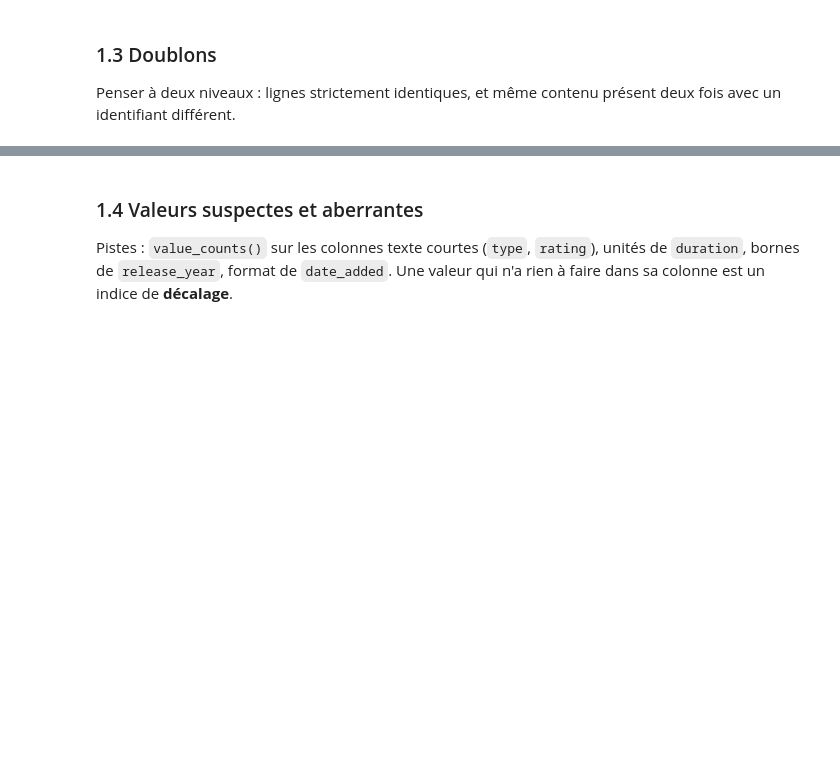
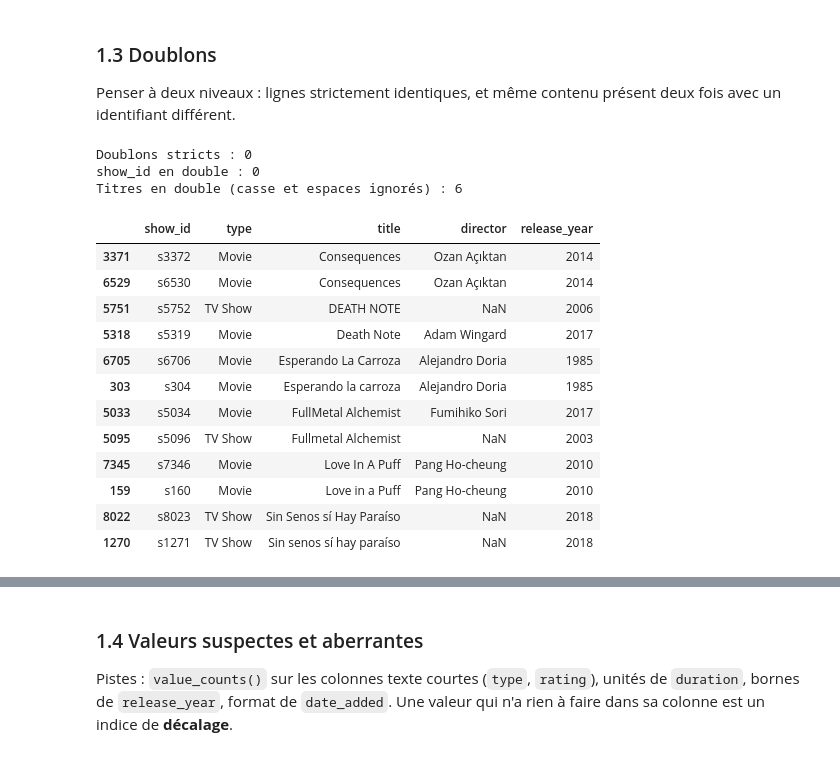
Before and after one commit to Omotolaaa7/ama-binome08-netflix, a Jupyter notebook: notebooks/nettoyage_netflix_binome08.ipynb, the cells around one changed output, grey strips where cells are left out. Cells and saved outputs as stored; diff of their text form; code cells hidden in the pictures; blank space fills up the shorter version.

```diff
--- a/notebooks/nettoyage_netflix_binome08.ipynb
+++ b/notebooks/nettoyage_netflix_binome08.ipynb
@@ -57,4 +133,34 @@ Question à se poser avant de corriger : *pourquoi* la valeur manque-t-elle ? (o
 
 Penser à deux niveaux : lignes strictement identiques, et même contenu présent deux fois avec un identifiant différent.
 # %%
-# TODO : doublons stricts, puis doublons sur des colonnes choisies
+# 1) Lignes strictement identiques
+print("Doublons stricts :", brut.duplicated().sum())
+
+# 2) Identifiant en double ?
+print("show_id en double :", brut["show_id"].duplicated().sum())
+
+# 3) Même titre, en ignorant les majuscules et les espaces autour
+titre_normalise = brut["title"].str.lower().str.strip()
+print("Titres en double (casse et espaces ignorés) :", titre_normalise.duplicated().sum())
+
+# On affiche ces titres
+brut[titre_normalise.duplicated(keep=False)].sort_values("title")[
+    ["show_id", "type", "title", "director", "release_year"]
+]
+# %% [output]
+Doublons stricts : 0
+show_id en double : 0
+Titres en double (casse et espaces ignorés) : 6
+|  | show_id | type | title | director | release_year |
+| 3371 | s3372 | Movie | Consequences | Ozan Açıktan | 2014 |
+| 6529 | s6530 | Movie | Consequences | Ozan Açıktan | 2014 |
+| 5751 | s5752 | TV Show | DEATH NOTE | NaN | 2006 |
+| 5318 | s5319 | Movie | Death Note | Adam Wingard | 2017 |
+| 6705 | s6706 | Movie | Esperando La Carroza | Alejandro Doria | 1985 |
+| 303 | s304 | Movie | Esperando la carroza | Alejandro Doria | 1985 |
+| 5033 | s5034 | Movie | FullMetal Alchemist | Fumihiko Sori | 2017 |
+| 5095 | s5096 | TV Show | Fullmetal Alchemist | NaN | 2003 |
+| 7345 | s7346 | Movie | Love In A Puff | Pang Ho-cheung | 2010 |
+| 159 | s160 | Movie | Love in a Puff | Pang Ho-cheung | 2010 |
+| 8022 | s8023 | TV Show | Sin Senos sí Hay Paraíso | NaN | 2018 |
+| 1270 | s1271 | TV Show | Sin senos sí hay paraíso | NaN | 2018 |
```
Also changed, not shown: parts of 17 cells of this notebook, 1 other file.
